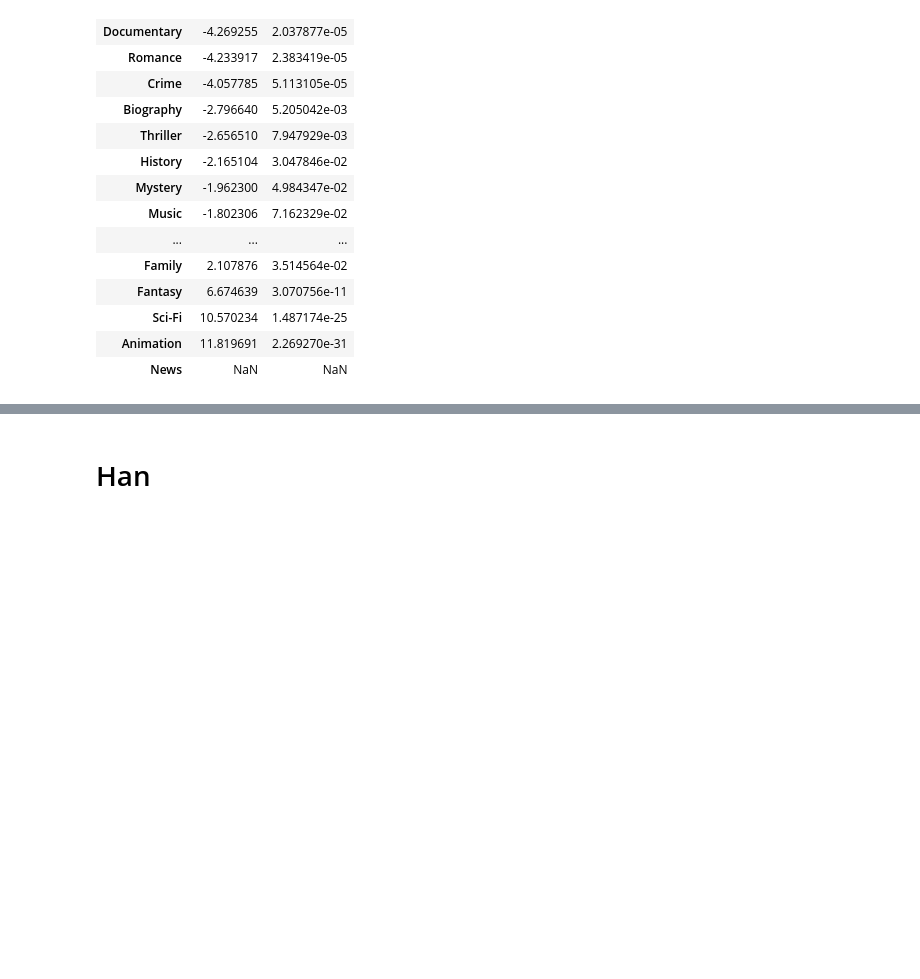
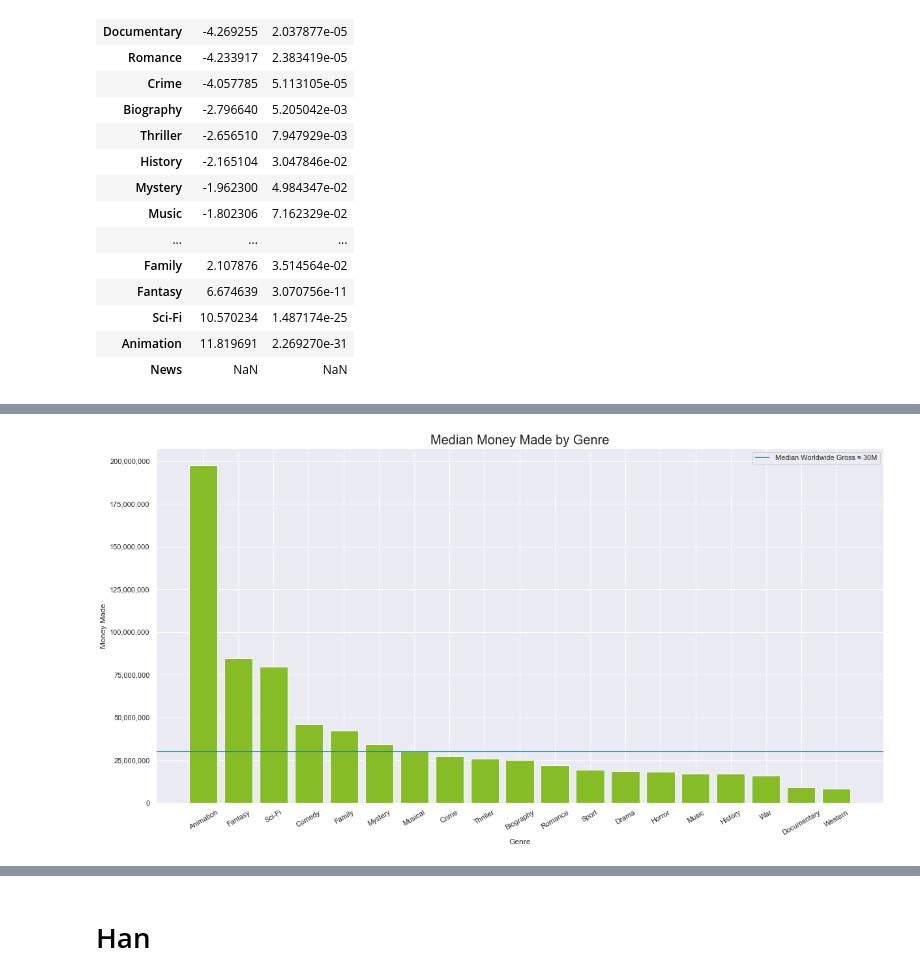
Before and after one commit to racday/ai-capstone, a Jupyter notebook: index.ipynb, the cells around one changed output, grey strips where cells are left out. Cells and saved outputs as stored; diff of their text form; code cells hidden in the pictures; blank space fills up the shorter version.

Commit message:
added graphs

```diff
--- a/index.ipynb
+++ b/index.ipynb
@@ -444,0 +445,24 @@ len(counts.index)
+# %%
+#Remove News as there is only 1 sample
+sns.set_theme()
+
+cleaned_stats = movie_stats.drop(index="News").sort_values("Medians", ascending=False)
+
+
+fig, ax = plt.subplots(figsize=(20,10))
+ax.bar(range(0,len(cleaned_stats['Medians'])), list(cleaned_stats['Medians']), color = '#86BC25')
+ax.set_xticks(range(0,len(cleaned_stats['Medians'])))
+ax.set_xticklabels(list(cleaned_stats.index.values), rotation = 30)
+ax.set_xlabel('Genre')
+ax.set_ylabel('Money Made')
+ax.set_title('Median Money Made by Genre', fontsize=20)
+ax.get_yaxis().set_major_formatter(
+    matplotlib.ticker.FuncFormatter(lambda x, p: format(int(x), ',')))
+
+#plot median income line
+plt.axhline(y = rating_and_budgets['worldwide_gross'].median(), color = '#0D8390', linestyle = '-', label = 'Median Worldwide Gross ≈ 30M')
+ax.legend()
+
+plt.show()
+# %% [output]
+[figure, added]
```
Also changed, not shown: parts of 7 cells of this notebook.
